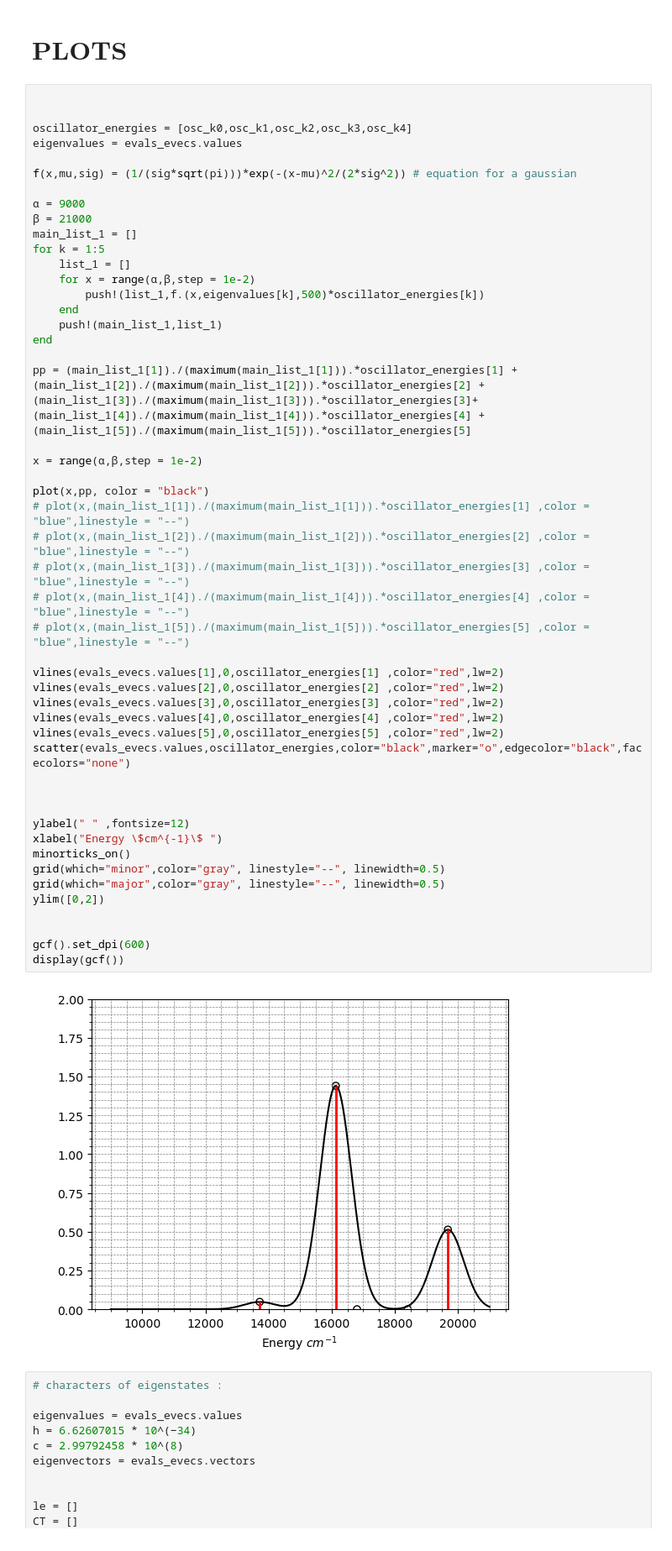
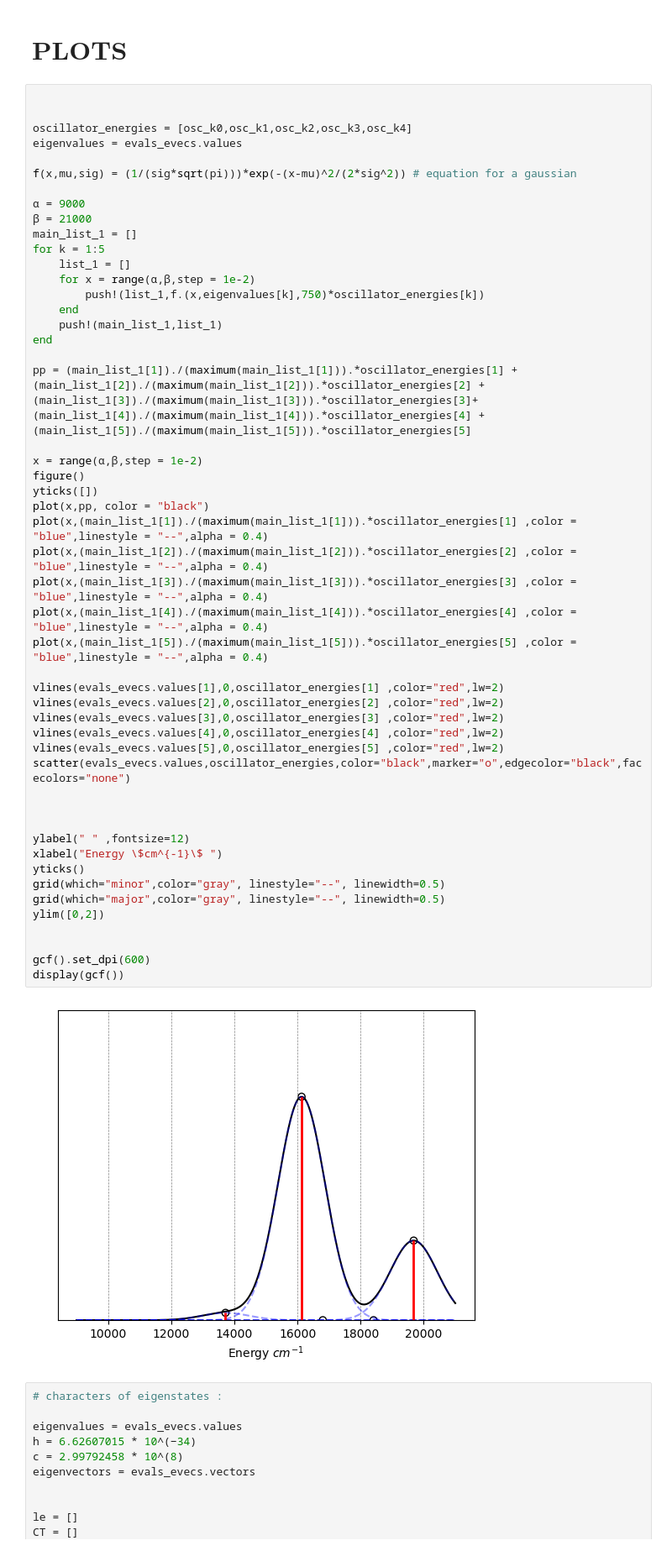
Before and after one commit to pranay-chakraborty/SEF-simulation-in-pentacene, a Jupyter notebook: tutorials/tetramer_codes.ipynb, the cells around one changed output. Shown at 84% size. Saved outputs shown, nothing was run; the diff lists cells and outputs as text.

```diff
--- a/tutorials/tetramer_codes.ipynb
+++ b/tutorials/tetramer_codes.ipynb
@@ -85,43 +85,44 @@ main_list_1 = []
 for k = 1:5
     list_1 = []
     for x = range(α,β,step = 1e-2)
-        push!(list_1,f.(x,eigenvalues[k],500)*oscillator_energies[k])
+        push!(list_1,f.(x,eigenvalues[k],750)*oscillator_energies[k])
     end
     push!(main_list_1,list_1)
 end
 
 pp = (main_list_1[1])./(maximum(main_list_1[1])).*oscillator_energies[1] + (main_list_1[2])./(maximum(main_list_1[2])).*oscillator_energies[2] +(main_list_1[3])./(maximum(main_list_1[3])).*oscillator_energies[3]+(main_list_1[4])./(maximum(main_list_1[4])).*oscillator_energies[4] + (main_list_1[5])./(maximum(main_list_1[5])).*oscillator_energies[5]
 
 x = range(α,β,step = 1e-2)
-
+figure()
+yticks([])
 plot(x,pp, color = "black")
-# plot(x,(main_list_1[1])./(maximum(main_list_1[1])).*oscillator_energies[1] ,color = "blue",linestyle = "--")
-# plot(x,(main_list_1[2])./(maximum(main_list_1[2])).*oscillator_energies[2] ,color = "blue",linestyle = "--")
-# plot(x,(main_list_1[3])./(maximum(main_list_1[3])).*oscillator_energies[3] ,color = "blue",linestyle = "--")
-# plot(x,(main_list_1[4])./(maximum(main_list_1[4])).*oscillator_energies[4] ,color = "blue",linestyle = "--")
-# plot(x,(main_list_1[5])./(maximum(main_list_1[5])).*oscillator_energies[5] ,color = "blue",linestyle = "--")
+plot(x,(main_list_1[1])./(maximum(main_list_1[1])).*oscillator_energies[1] ,color = "blue",linestyle = "--",alpha = 0.4)
+plot(x,(main_list_1[2])./(maximum(main_list_1[2])).*oscillator_energies[2] ,color = "blue",linestyle = "--",alpha = 0.4)
+plot(x,(main_list_1[3])./(maximum(main_list_1[3])).*oscillator_energies[3] ,color = "blue",linestyle = "--",alpha = 0.4)
+plot(x,(main_list_1[4])./(maximum(main_list_1[4])).*oscillator_energies[4] ,color = "blue",linestyle = "--",alpha = 0.4)
+plot(x,(main_list_1[5])./(maximum(main_list_1[5])).*oscillator_energies[5] ,color = "blue",linestyle = "--",alpha = 0.4)
 
 vlines(evals_evecs.values[1],0,oscillator_energies[1] ,color="red",lw=2)
 vlines(evals_evecs.values[2],0,oscillator_energies[2] ,color="red",lw=2)
 vlines(evals_evecs.values[3],0,oscillator_energies[3] ,color="red",lw=2)
 vlines(evals_evecs.values[4],0,oscillator_energies[4] ,color="red",lw=2)
 vlines(evals_evecs.values[5],0,oscillator_energies[5] ,color="red",lw=2)
 scatter(evals_evecs.values,oscillator_energies,color="black",marker="o",edgecolor="black",facecolors="none")
 
 
 
 ylabel(" " ,fontsize=12)
 xlabel("Energy \$cm^{-1}\$ ")
-minorticks_on()
+yticks()
 grid(which="minor",color="gray", linestyle="--", linewidth=0.5)
 grid(which="major",color="gray", linestyle="--", linewidth=0.5)
 ylim([0,2])
 
 
 gcf().set_dpi(600)
 display(gcf())
 # %% [output]
-[figure, old version]
+[figure, new version]
 # %%
 # characters of eigenstates :
 
```
Also changed, not shown: parts of 2 cells of this notebook.
